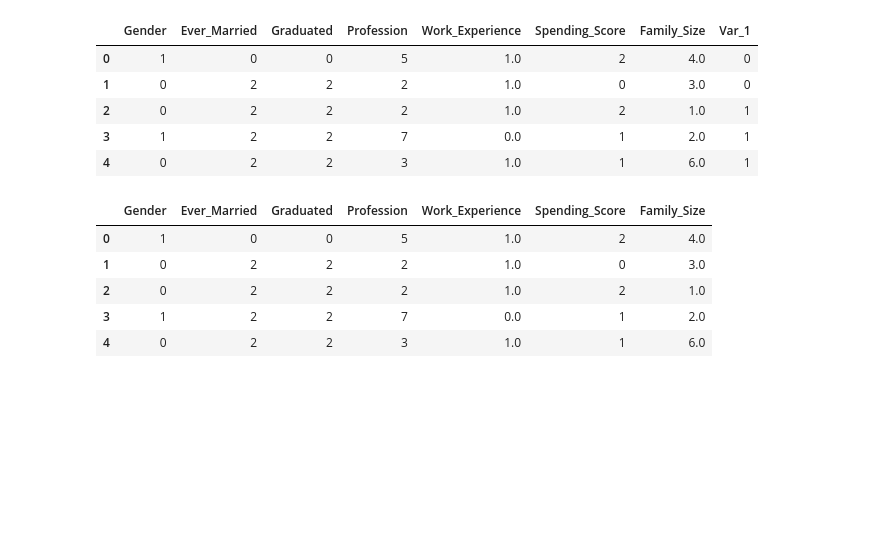
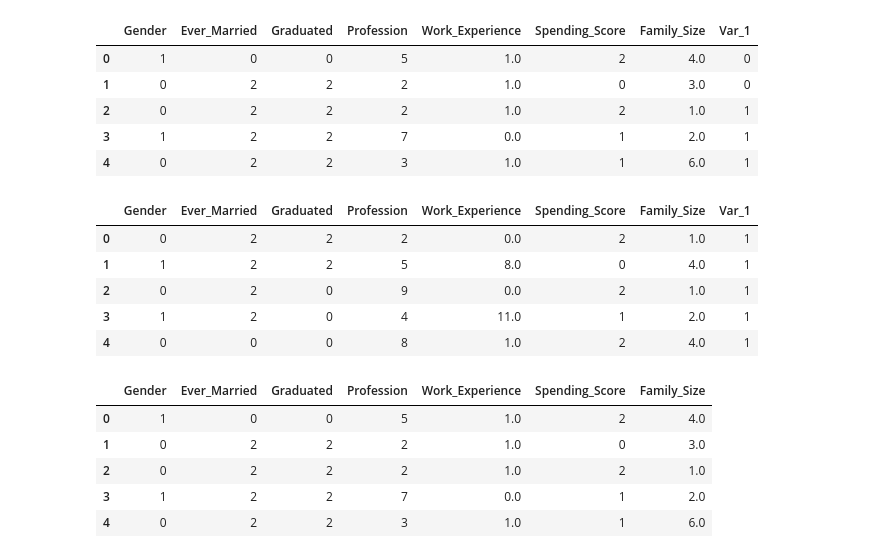
Before and after one commit to VaderSame/DeepLearning, a Jupyter notebook: Assignment_3_Semal_Shastri.ipynb, the cells around one changed output. Drawn from its saved outputs; the diff is of its cells as text; code cells hidden in the pictures; blank space fills up the shorter version.

```diff
--- a/Assignment_3_Semal_Shastri.ipynb
+++ b/Assignment_3_Semal_Shastri.ipynb
@@ -146,3 +186,46 @@ None       76
 Name: count, dtype: int64
 label encoding categorical data...
 SUCCESSFULLY PERFORMED PREPROCESSING
+# %%
+try:
+    # Dropping specified columns
+    if train:
+        print('dropping columns...')
+        test_df.drop(columns=['ID', 'Age'], inplace=True)
+    if not train:
+        print('dropping ID column')
+        test_df.drop(columns=['ID', 'Var_1', 'Age'], inplace=True)
+
+    # Replacing numerical NaNs with mode
+    print('replacing numerical NaNs with mode...')
+    numerics = ['int16', 'int32', 'int64', 'float16', 'float32', 'float64']
+    col_num = test_df.select_dtypes(include=numerics)
+    for col in col_num:
+        test_df[col].replace([np.nan], test_df[col].mode()[0], inplace=True)
+
+    # Replacing categorical NaNs with 'None' string
+    print('replacing categorical NaNs with None string...')
+    categorical = ['object']
+    cat_columns = test_df.select_dtypes(include=categorical)
+    for col in cat_columns:
+        test_df[col].replace([np.nan], 'None', inplace=True)
+
+    # Changing anything other than 'Cat_6' and 'Cat_4' to 'Other'
+    if train:
+        print('changing anything other than Cat_6 and Cat_4 to Other...')
+        # train_df['Var_1'] = train_df['Var_1'].apply(replacing_classes)
+        test_df['Var_1'].replace(['Cat_3', 'Cat_2', 'Cat_7', 'Cat_1', 'Cat_5'], ["Other","Other","Other","Other","Other"], inplace=True)
+        print(test_df['Var_1'].value_counts())
+
+    # Label encoding categorical data
+    print('label encoding categorical data...')
+    label_encoder = preprocessing.LabelEncoder()
+    columns_to_encode = ['Gender', 'Ever_Married', 'Graduated', 'Profession', 'Spending_Score', 'Var_1']
+    for column in columns_to_encode:
+        test_df[column] = label_encoder.fit_transform(test_df[column])
+
+    print('\033[1m' + 'SUCCESSFULLY PERFORMED PREPROCESSING' + '\033[0m')
+except Exception as e:
+    print('error occurred in pre-processing')
+    print(e)
+    # Return False or handle the error as needed
@@ -155,6 +251,15 @@ train_df.head()
 | 2 | 0 | 2 | 2 | 2 | 1.0 | 2 | 1.0 | 1 |
 | 3 | 1 | 2 | 2 | 7 | 0.0 | 1 | 2.0 | 1 |
 | 4 | 0 | 2 | 2 | 3 | 1.0 | 1 | 6.0 | 1 |
+# %%
+test_df.head()
+# %% [output]
+|  | Gender | Ever_Married | Graduated | Profession | Work_Experience | Spending_Score | Family_Size | Var_1 |
+| 0 | 0 | 2 | 2 | 2 | 0.0 | 2 | 1.0 | 1 |
+| 1 | 1 | 2 | 2 | 5 | 8.0 | 0 | 4.0 | 1 |
+| 2 | 0 | 2 | 0 | 9 | 0.0 | 2 | 1.0 | 1 |
+| 3 | 1 | 2 | 0 | 4 | 11.0 | 1 | 2.0 | 1 |
+| 4 | 0 | 0 | 0 | 8 | 1.0 | 2 | 4.0 | 1 |
 # %%
 # Define your features (X) and target (y)
 X = train_df.drop(columns=['Var_1'])
```
Also changed, not shown: parts of 20 cells of this notebook.
